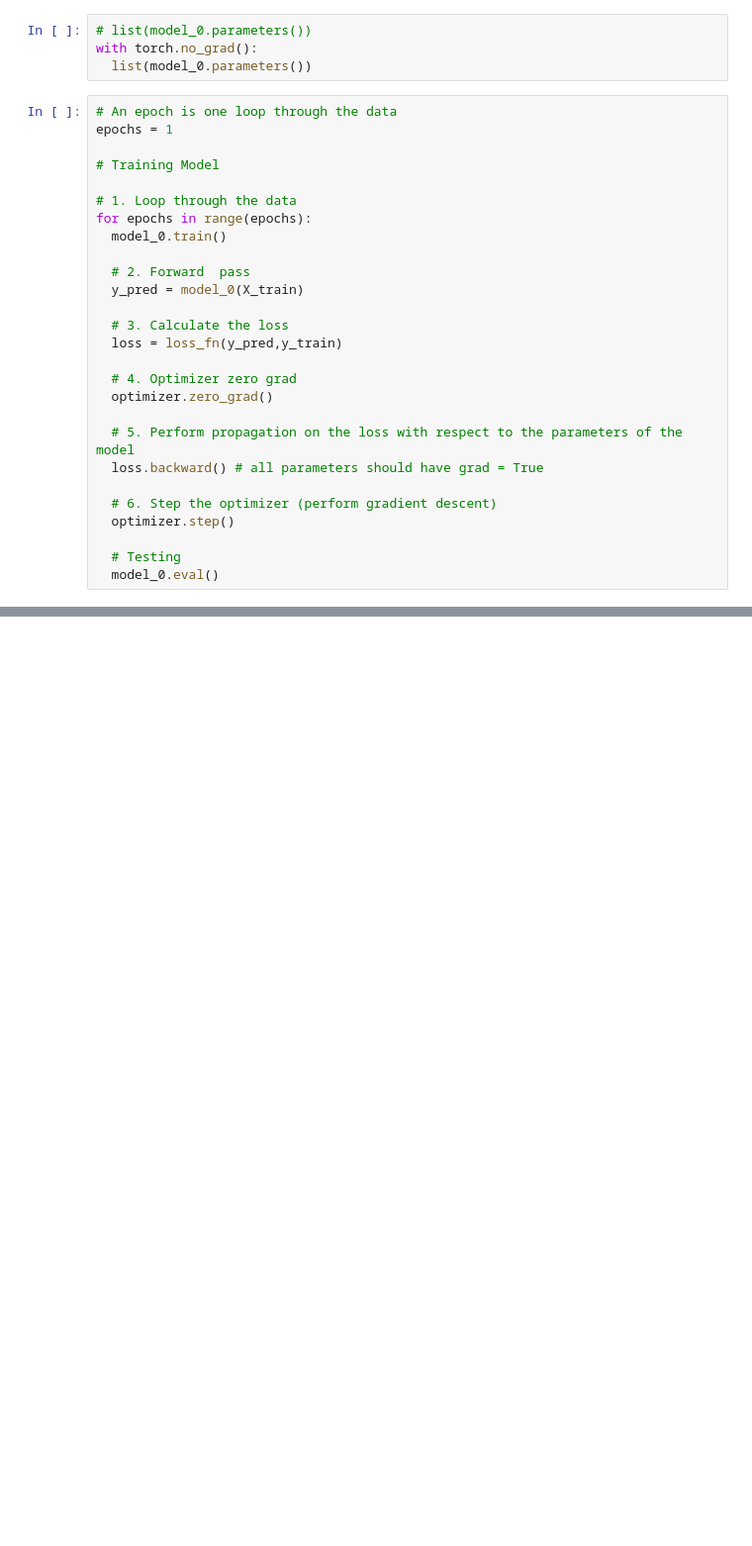
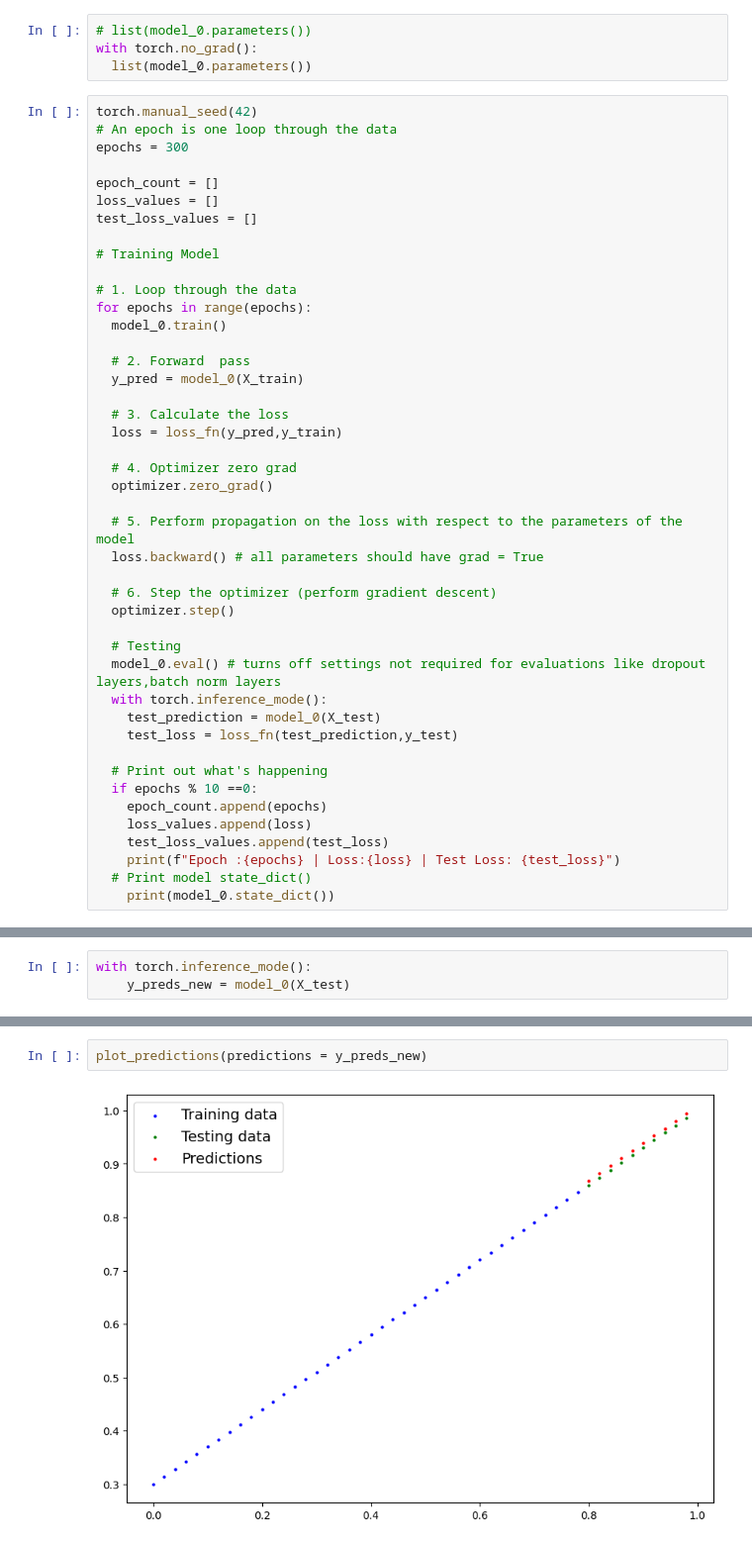
Before and after one commit to 94Akriti/DL-ML-USING-PYTORCH, a Jupyter notebook: PyTorch_Workflow.ipynb, the cells around one changed output, grey strips where cells are left out. Shown at 99% size. Cells and saved outputs as stored; diff of their text form; blank space fills up the shorter version.

```diff
--- a/PyTorch_Workflow.ipynb
+++ b/PyTorch_Workflow.ipynb
@@ -257,8 +257,13 @@ A couple of things we need in a training loop:
 with torch.no_grad():
   list(model_0.parameters())
 # %%
+torch.manual_seed(42)
 # An epoch is one loop through the data
-epochs = 1
+epochs = 300
+
+epoch_count = []
+loss_values = []
+test_loss_values = []
 
 # Training Model
 
@@ -282,4 +287,16 @@ for epochs in range(epochs):
   optimizer.step()
 
   # Testing
-  model_0.eval()
+  model_0.eval() # turns off settings not required for evaluations like dropout layers,batch norm layers
+  with torch.inference_mode():
+    test_prediction = model_0(X_test)
+    test_loss = loss_fn(test_prediction,y_test)
+
+  # Print out what's happening
+  if epochs % 10 ==0:
+    epoch_count.append(epochs)
+    loss_values.append(loss)
+    test_loss_values.append(test_loss)
+    print(f"Epoch :{epochs} | Loss:{loss} | Test Loss: {test_loss}")
+  # Print model state_dict()
+    print(model_0.state_dict())
@@ -285,0 +321,3 @@ for epochs in range(epochs):
+# %%
+with torch.inference_mode():
+    y_preds_new = model_0(X_test)
@@ -285,0 +328,4 @@ for epochs in range(epochs):
+# %%
+plot_predictions(predictions = y_preds_new)
+# %% [output]
+[figure, added]
```
Also changed, not shown: parts of 37 cells of this notebook.
